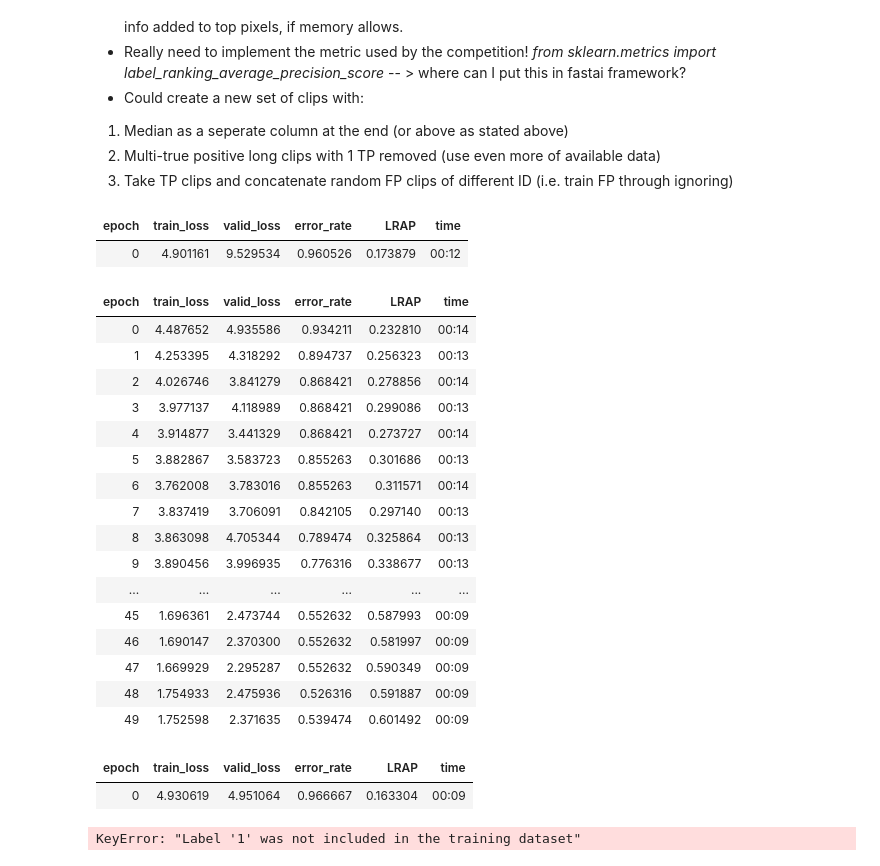
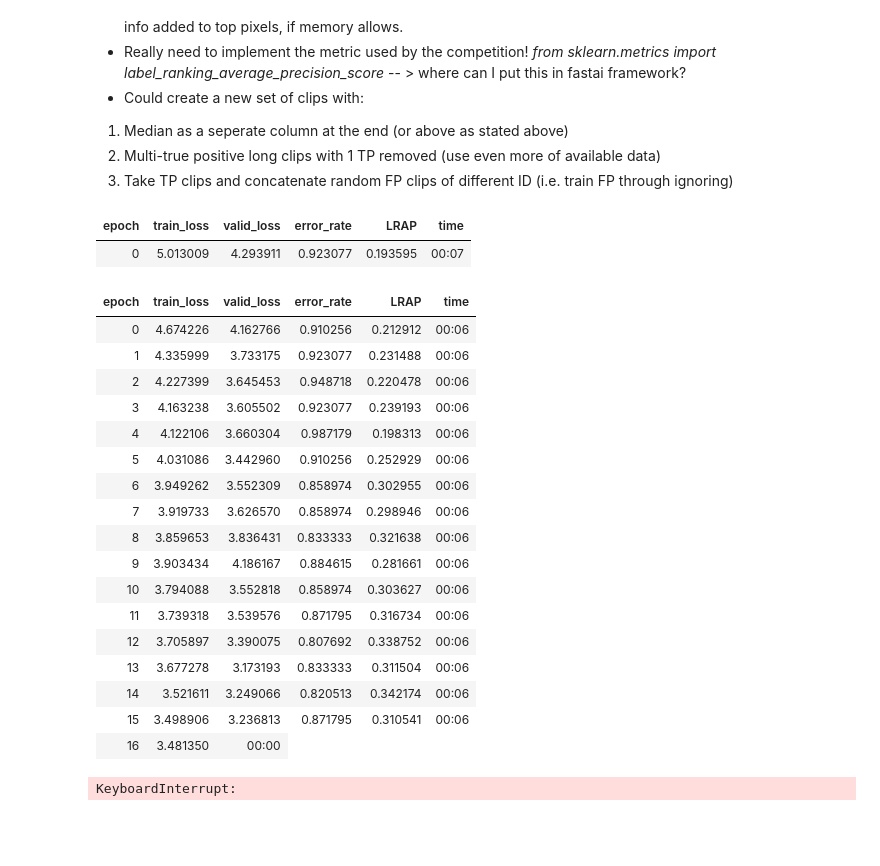
Before and after one commit to KidElectric/rfcx_kaggle, a Jupyter notebook: notebooks/3.0-bri-train-models-experiments.ipynb, the cells around one changed output. Drawn from its saved outputs; the diff is of its cells as text; code cells hidden in the pictures; blank space fills up the shorter version.

```diff
--- a/notebooks/3.0-bri-train-models-experiments.ipynb
+++ b/notebooks/3.0-bri-train-models-experiments.ipynb
@@ -202,44 +202,43 @@ def LRAP(inp, targ, sigmoid=True):
 # %%
 # Train many smaller models on randomly subsampled image sets (n=50 to start)
 def which_singer(x): return x.parts[-1].split('_')[1]
 rs = 15
 path =CC_ROOT.joinpath('data').joinpath('processed').joinpath('resamp_%d' % 15)
 nmodels=50
 mixup = MixUp(0.5)
 for i in range(nmodels):
     subset=path.joinpath(str(i))
     dls = ImageDataLoaders.from_path_func(
         subset, get_image_files(subset), valid_pct=0.2, seed=42,
-        label_func=which_singer, item_tfms=Resize(224,ResizeMethod.Squish),
+        label_func=which_singer, item_tfms=Resize(128,ResizeMethod.Squish),
         batch_tfms=aug_transforms(mult=2, do_flip=False),
-        num_workers=0,bs=6)
+        num_workers=0,bs=12)
 
     learn = cnn_learner(dls, resnet101, cbs=mixup,
                         loss_func=CrossEntropyLossFlat(),
                         metrics=[error_rate, LRAP])
     learn.fine_tune(50)
-    model_name='rn101_50ep_224_resamp%d_TP_FP_NP_aug2_noflip_mixup0p5.pkl' % rs
+    model_name='rn101_50ep_128_resamp%d_TP_FP_NP_aug2_noflip_mixup0p5.pkl' % rs
     learn.export(fname=path.joinpath('models').joinpath(model_name)) #30e = 0.717
 # %% [output]
 | epoch | train_loss | valid_loss | error_rate | LRAP | time |
-| 0 | 4.901161 | 9.529534 | 0.960526 | 0.173879 | 00:12 |
+| 0 | 5.013009 | 4.293911 | 0.923077 | 0.193595 | 00:07 |
 | epoch | train_loss | valid_loss | error_rate | LRAP | time |
-| 0 | 4.487652 | 4.935586 | 0.934211 | 0.232810 | 00:14 |
-| 1 | 4.253395 | 4.318292 | 0.894737 | 0.256323 | 00:13 |
-| 2 | 4.026746 | 3.841279 | 0.868421 | 0.278856 | 00:14 |
-| 3 | 3.977137 | 4.118989 | 0.868421 | 0.299086 | 00:13 |
-| 4 | 3.914877 | 3.441329 | 0.868421 | 0.273727 | 00:14 |
-| 5 | 3.882867 | 3.583723 | 0.855263 | 0.301686 | 00:13 |
-| 6 | 3.762008 | 3.783016 | 0.855263 | 0.311571 | 00:14 |
-| 7 | 3.837419 | 3.706091 | 0.842105 | 0.297140 | 00:13 |
-| 8 | 3.863098 | 4.705344 | 0.789474 | 0.325864 | 00:13 |
-| 9 | 3.890456 | 3.996935 | 0.776316 | 0.338677 | 00:13 |
-| ... | ... | ... | ... | ... | ... |
-| 45 | 1.696361 | 2.473744 | 0.552632 | 0.587993 | 00:09 |
-| 46 | 1.690147 | 2.370300 | 0.552632 | 0.581997 | 00:09 |
-| 47 | 1.669929 | 2.295287 | 0.552632 | 0.590349 | 00:09 |
-| 48 | 1.754933 | 2.475936 | 0.526316 | 0.591887 | 00:09 |
-| 49 | 1.752598 | 2.371635 | 0.539474 | 0.601492 | 00:09 |
+| 0 | 4.674226 | 4.162766 | 0.910256 | 0.212912 | 00:06 |
+| 1 | 4.335999 | 3.733175 | 0.923077 | 0.231488 | 00:06 |
+| 2 | 4.227399 | 3.645453 | 0.948718 | 0.220478 | 00:06 |
+| 3 | 4.163238 | 3.605502 | 0.923077 | 0.239193 | 00:06 |
+| 4 | 4.122106 | 3.660304 | 0.987179 | 0.198313 | 00:06 |
+| 5 | 4.031086 | 3.442960 | 0.910256 | 0.252929 | 00:06 |
+| 6 | 3.949262 | 3.552309 | 0.858974 | 0.302955 | 00:06 |
+| 7 | 3.919733 | 3.626570 | 0.858974 | 0.298946 | 00:06 |
+| 8 | 3.859653 | 3.836431 | 0.833333 | 0.321638 | 00:06 |
+| 9 | 3.903434 | 4.186167 | 0.884615 | 0.281661 | 00:06 |
+| 10 | 3.794088 | 3.552818 | 0.858974 | 0.303627 | 00:06 |
+| 11 | 3.739318 | 3.539576 | 0.871795 | 0.316734 | 00:06 |
+| 12 | 3.705897 | 3.390075 | 0.807692 | 0.338752 | 00:06 |
+| 13 | 3.677278 | 3.173193 | 0.833333 | 0.311504 | 00:06 |
+| 14 | 3.521611 | 3.249066 | 0.820513 | 0.342174 | 00:06 |
+| 15 | 3.498906 | 3.236813 | 0.871795 | 0.310541 | 00:06 |
+| 16 | 3.481350 | 00:00 |
-| epoch | train_loss | valid_loss | error_rate | LRAP | time |
-| 0 | 4.930619 | 4.951064 | 0.966667 | 0.163304 | 00:09 |
-KeyError: "Label '1' was not included in the training dataset"
+KeyboardInterrupt:
```
Also changed, not shown: parts of 3 cells of this notebook, 3 other files.
